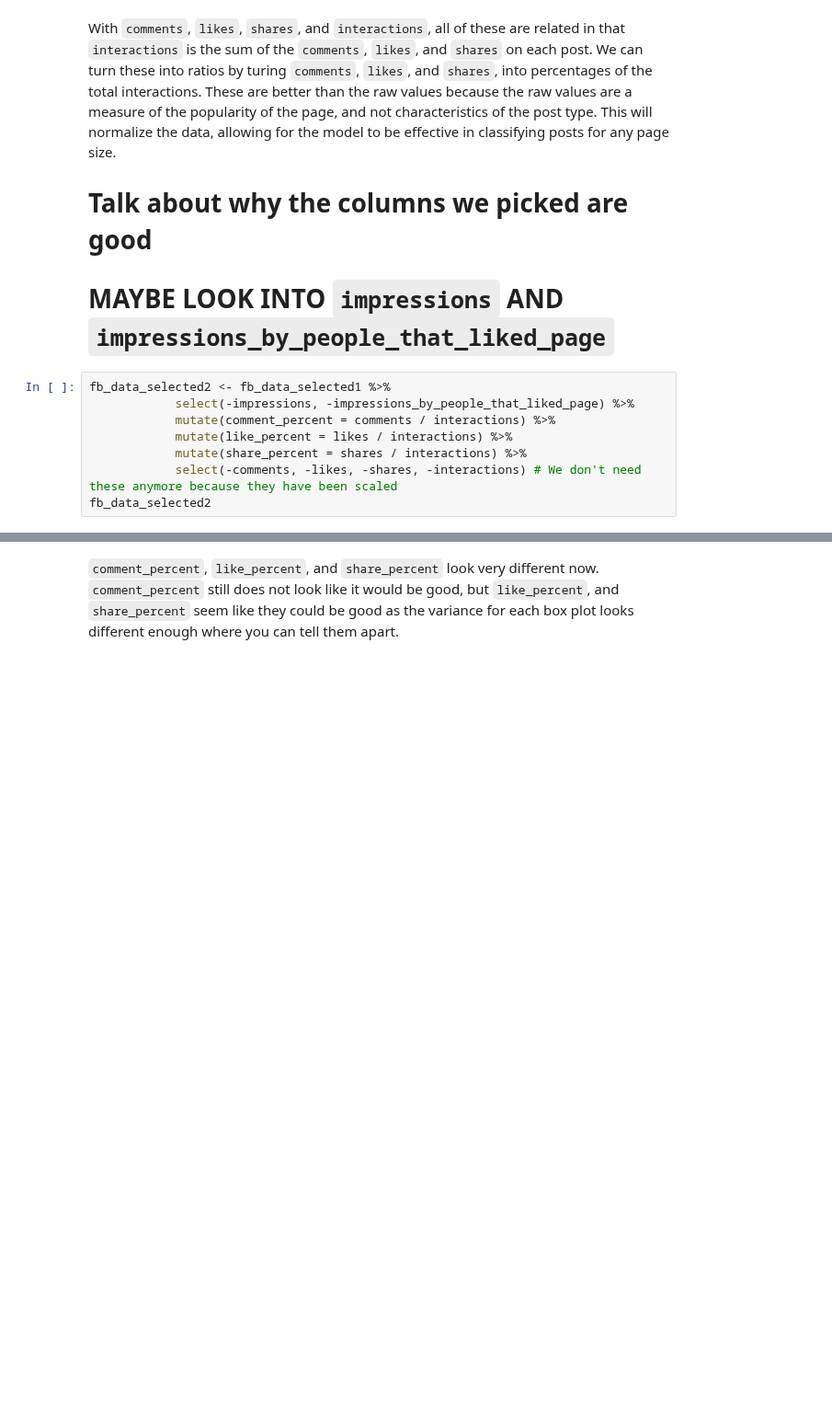
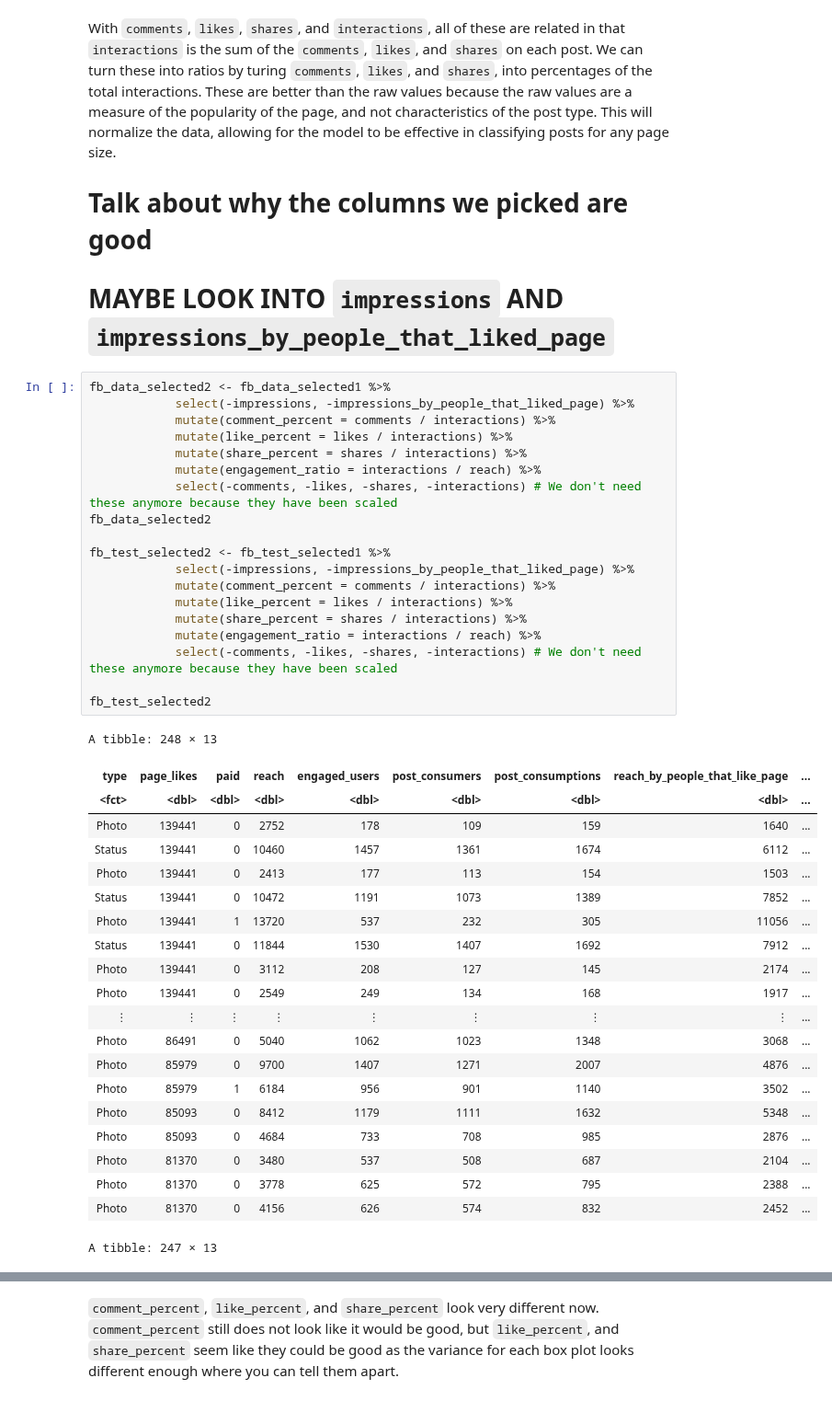
Before and after one commit to lucykvs/DSCI100-Project, a Jupyter notebook: Project.ipynb, the cells around one changed output, grey strips where cells are left out. Shown at 92% size. Cells and saved outputs as stored; diff of their text form; blank space fills up the shorter version.

```diff
--- a/Project.ipynb
+++ b/Project.ipynb
@@ -130,8 +319,41 @@ With `comments`, `likes`, `shares`, and `interactions`, all of these are related
 # %%
 fb_data_selected2 <- fb_data_selected1 %>%
             select(-impressions, -impressions_by_people_that_liked_page) %>%
             mutate(comment_percent = comments / interactions) %>%
             mutate(like_percent = likes / interactions) %>%
             mutate(share_percent = shares / interactions) %>%
+            mutate(engagement_ratio = interactions / reach) %>%
             select(-comments, -likes, -shares, -interactions) # We don't need these anymore because they have been scaled
 fb_data_selected2
+
+fb_test_selected2 <- fb_test_selected1 %>%
+            select(-impressions, -impressions_by_people_that_liked_page) %>%
+            mutate(comment_percent = comments / interactions) %>%
+            mutate(like_percent = likes / interactions) %>%
+            mutate(share_percent = shares / interactions) %>%
+            mutate(engagement_ratio = interactions / reach) %>%
+            select(-comments, -likes, -shares, -interactions) # We don't need these anymore because they have been scaled
+
+fb_test_selected2
+# %% [output]
+A tibble: 248 × 13
+| type | page_likes | paid | reach | engaged_users | post_consumers | post_consumptions | reach_by_people_that_like_page | ... |
+| <fct> | <dbl> | <dbl> | <dbl> | <dbl> | <dbl> | <dbl> | <dbl> | ... |
+| Photo | 139441 | 0 | 2752 | 178 | 109 | 159 | 1640 | ... |
+| Status | 139441 | 0 | 10460 | 1457 | 1361 | 1674 | 6112 | ... |
+| Photo | 139441 | 0 | 2413 | 177 | 113 | 154 | 1503 | ... |
+| Status | 139441 | 0 | 10472 | 1191 | 1073 | 1389 | 7852 | ... |
+| Photo | 139441 | 1 | 13720 | 537 | 232 | 305 | 11056 | ... |
+| Status | 139441 | 0 | 11844 | 1530 | 1407 | 1692 | 7912 | ... |
+| Photo | 139441 | 0 | 3112 | 208 | 127 | 145 | 2174 | ... |
+| Photo | 139441 | 0 | 2549 | 249 | 134 | 168 | 1917 | ... |
+| ⋮ | ⋮ | ⋮ | ⋮ | ⋮ | ⋮ | ⋮ | ⋮ | ... |
+| Photo | 86491 | 0 | 5040 | 1062 | 1023 | 1348 | 3068 | ... |
+| Photo | 85979 | 0 | 9700 | 1407 | 1271 | 2007 | 4876 | ... |
+| Photo | 85979 | 1 | 6184 | 956 | 901 | 1140 | 3502 | ... |
+| Photo | 85093 | 0 | 8412 | 1179 | 1111 | 1632 | 5348 | ... |
+| Photo | 85093 | 0 | 4684 | 733 | 708 | 985 | 2876 | ... |
+| Photo | 81370 | 0 | 3480 | 537 | 508 | 687 | 2104 | ... |
+| Photo | 81370 | 0 | 3778 | 625 | 572 | 795 | 2388 | ... |
+| Photo | 81370 | 0 | 4156 | 626 | 574 | 832 | 2452 | ... |
+A tibble: 247 × 13
```
Also changed, not shown: parts of 26 cells of this notebook.
